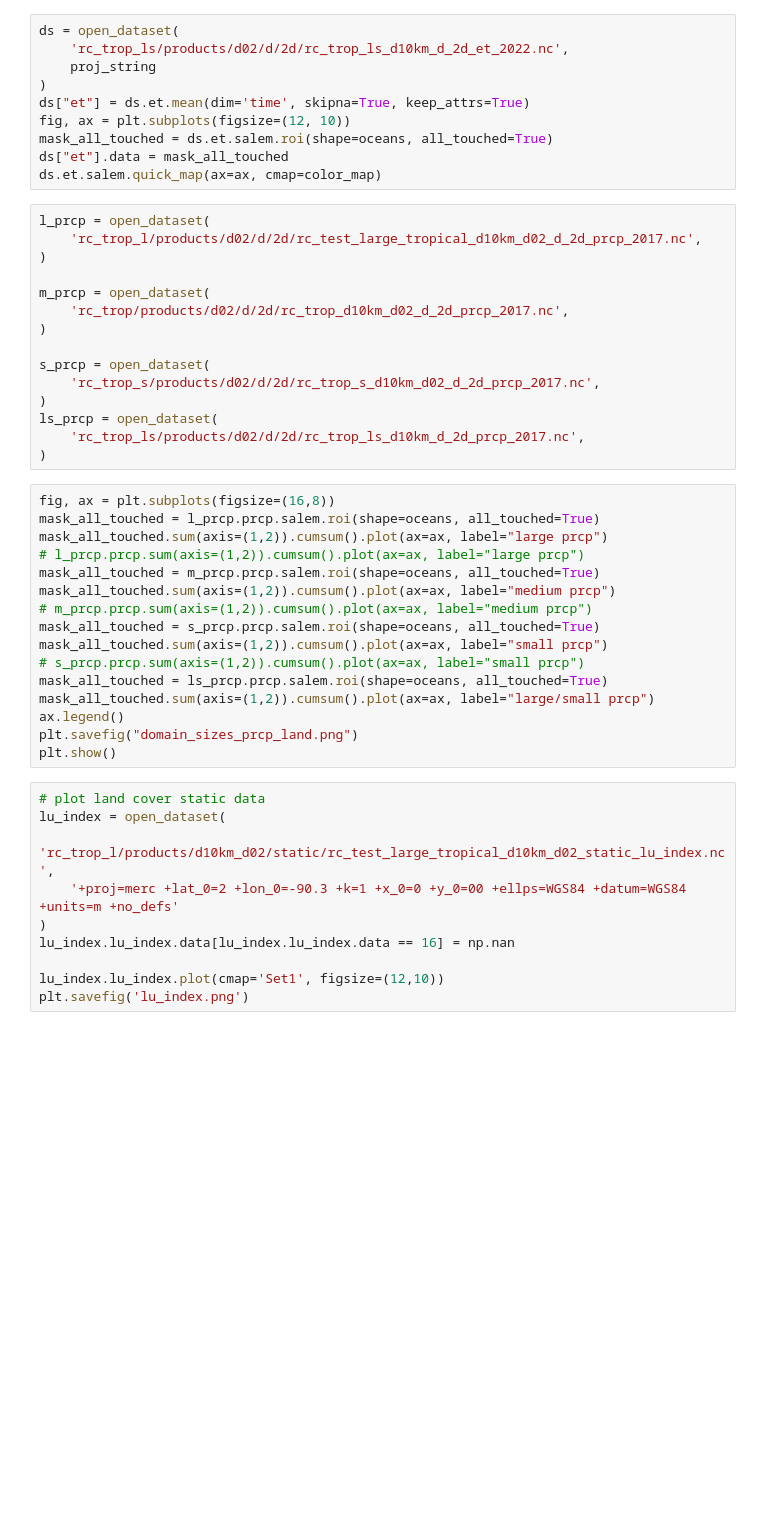
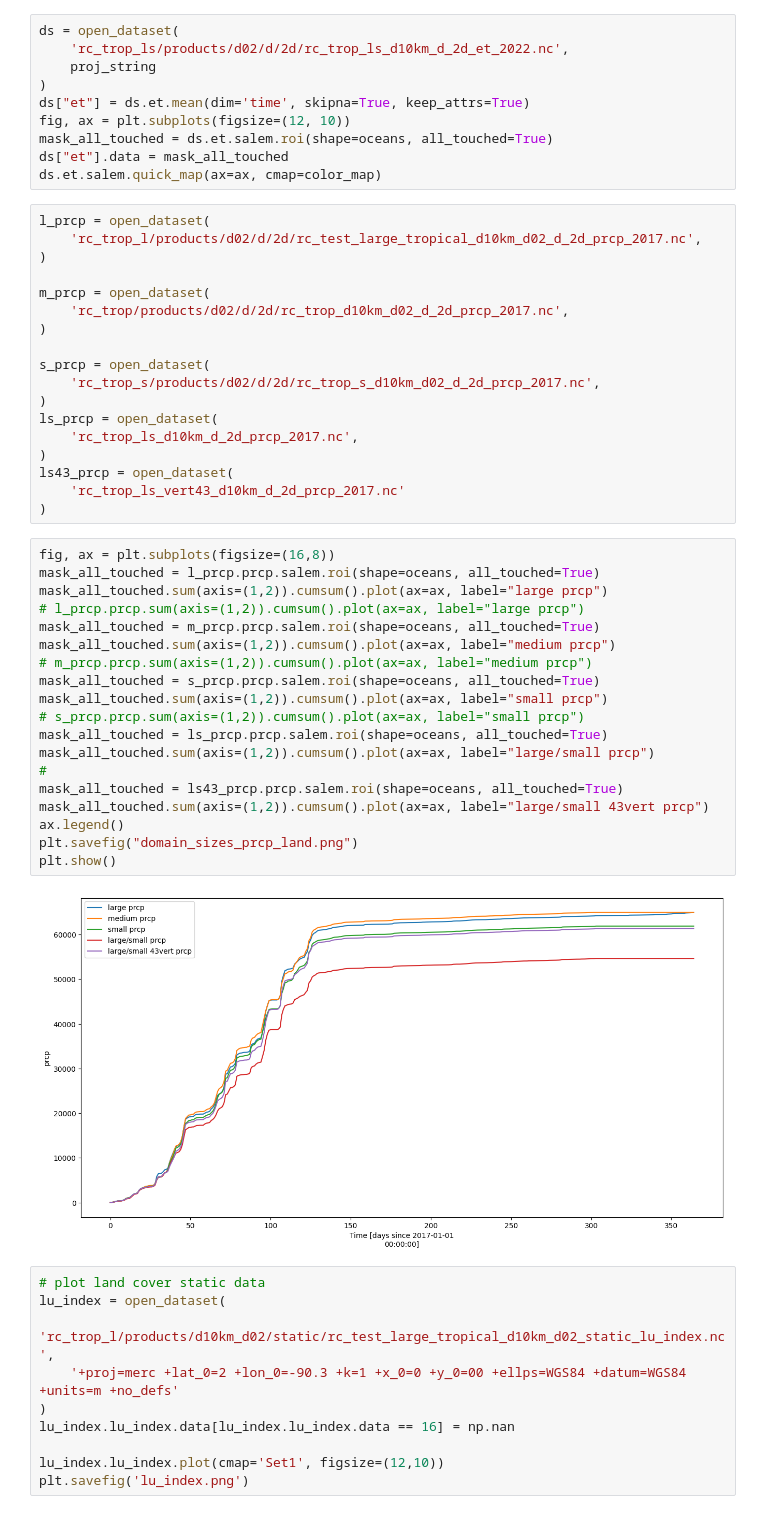
Before and after one commit to benatouba/darwin, a Jupyter notebook: plots_from_products.ipynb, the cells around one changed output. Cells and saved outputs as stored; diff of their text form; blank space fills up the shorter version.

```diff
--- a/plots_from_products.ipynb
+++ b/plots_from_products.ipynb
@@ -186,24 +183,32 @@ s_prcp = open_dataset(
     'rc_trop_s/products/d02/d/2d/rc_trop_s_d10km_d02_d_2d_prcp_2017.nc',
 )
 ls_prcp = open_dataset(
-    'rc_trop_ls/products/d02/d/2d/rc_trop_ls_d10km_d_2d_prcp_2017.nc',
+    'rc_trop_ls_d10km_d_2d_prcp_2017.nc',
 )
+ls43_prcp = open_dataset(
+    'rc_trop_ls_vert43_d10km_d_2d_prcp_2017.nc'
+)
 # %%
 fig, ax = plt.subplots(figsize=(16,8))
 mask_all_touched = l_prcp.prcp.salem.roi(shape=oceans, all_touched=True)
 mask_all_touched.sum(axis=(1,2)).cumsum().plot(ax=ax, label="large prcp")
 # l_prcp.prcp.sum(axis=(1,2)).cumsum().plot(ax=ax, label="large prcp")
 mask_all_touched = m_prcp.prcp.salem.roi(shape=oceans, all_touched=True)
 mask_all_touched.sum(axis=(1,2)).cumsum().plot(ax=ax, label="medium prcp")
 # m_prcp.prcp.sum(axis=(1,2)).cumsum().plot(ax=ax, label="medium prcp")
 mask_all_touched = s_prcp.prcp.salem.roi(shape=oceans, all_touched=True)
 mask_all_touched.sum(axis=(1,2)).cumsum().plot(ax=ax, label="small prcp")
 # s_prcp.prcp.sum(axis=(1,2)).cumsum().plot(ax=ax, label="small prcp")
 mask_all_touched = ls_prcp.prcp.salem.roi(shape=oceans, all_touched=True)
 mask_all_touched.sum(axis=(1,2)).cumsum().plot(ax=ax, label="large/small prcp")
+#
+mask_all_touched = ls43_prcp.prcp.salem.roi(shape=oceans, all_touched=True)
+mask_all_touched.sum(axis=(1,2)).cumsum().plot(ax=ax, label="large/small 43vert prcp")
 ax.legend()
 plt.savefig("domain_sizes_prcp_land.png")
 plt.show()
+# %% [output]
+[figure, added]
 # %%
 # plot land cover static data
 lu_index = open_dataset(
```
Also changed, not shown: parts of 4 cells of this notebook, 9 other files.
